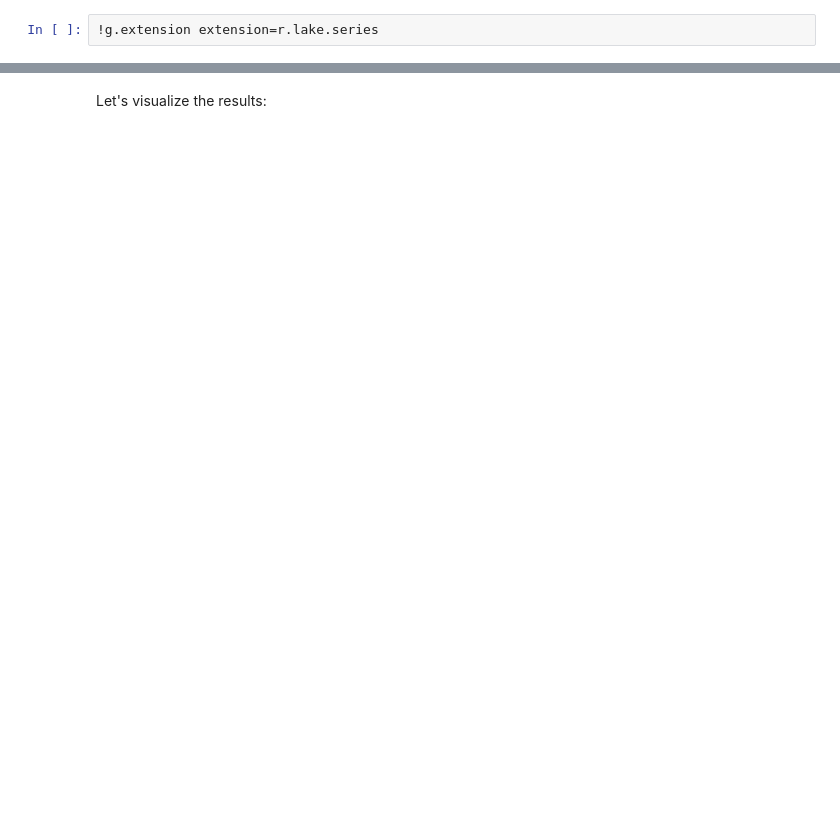
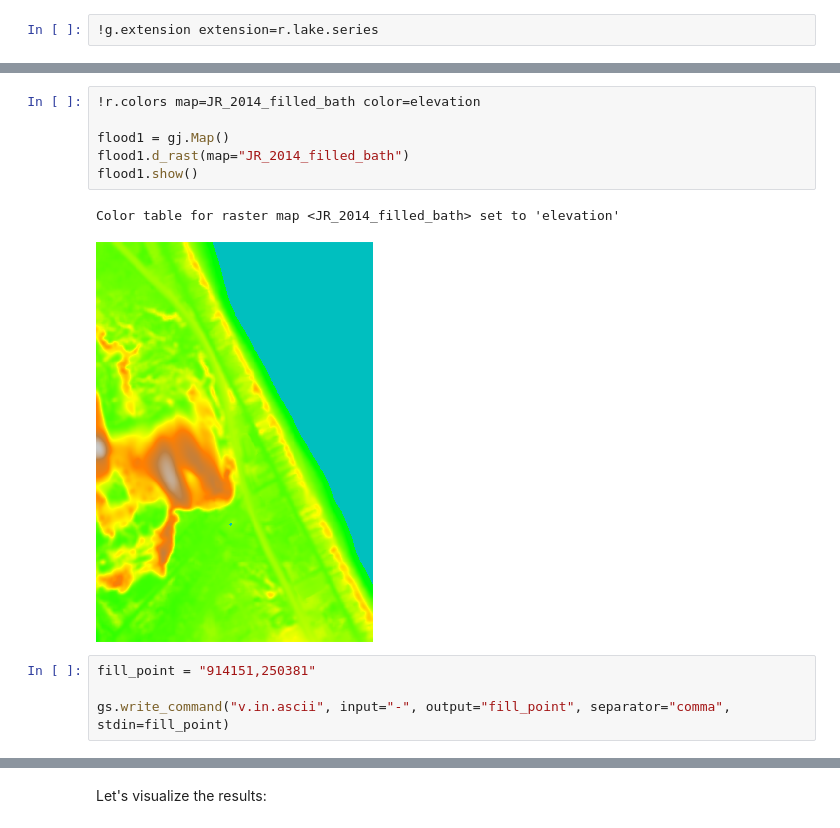
Before and after one commit to ncsu-geoforall-lab/csdms-grass-2024, a Jupyter notebook: 05_Inundation.ipynb, the cells around one changed output, grey strips where cells are left out. Cells and saved outputs as stored; diff of their text form; blank space fills up the shorter version.

```diff
--- a/05_Inundation.ipynb
+++ b/05_Inundation.ipynb
@@ -31,0 +62,13 @@ gs.run_command("g.mapset", mapset="flooding", location="nags_head", flags="c")
+# %%
+!r.colors map=JR_2014_filled_bath color=elevation
+
+flood1 = gj.Map()
+flood1.d_rast(map="JR_2014_filled_bath")
+flood1.show()
+# %% [output]
+Color table for raster map <JR_2014_filled_bath> set to 'elevation'
+[figure, added]
+# %%
+fill_point = "914151,250381"
+
+gs.write_command("v.in.ascii", input="-", output="fill_point", separator="comma", stdin=fill_point)
```
Also changed, not shown: parts of 16 cells of this notebook.
